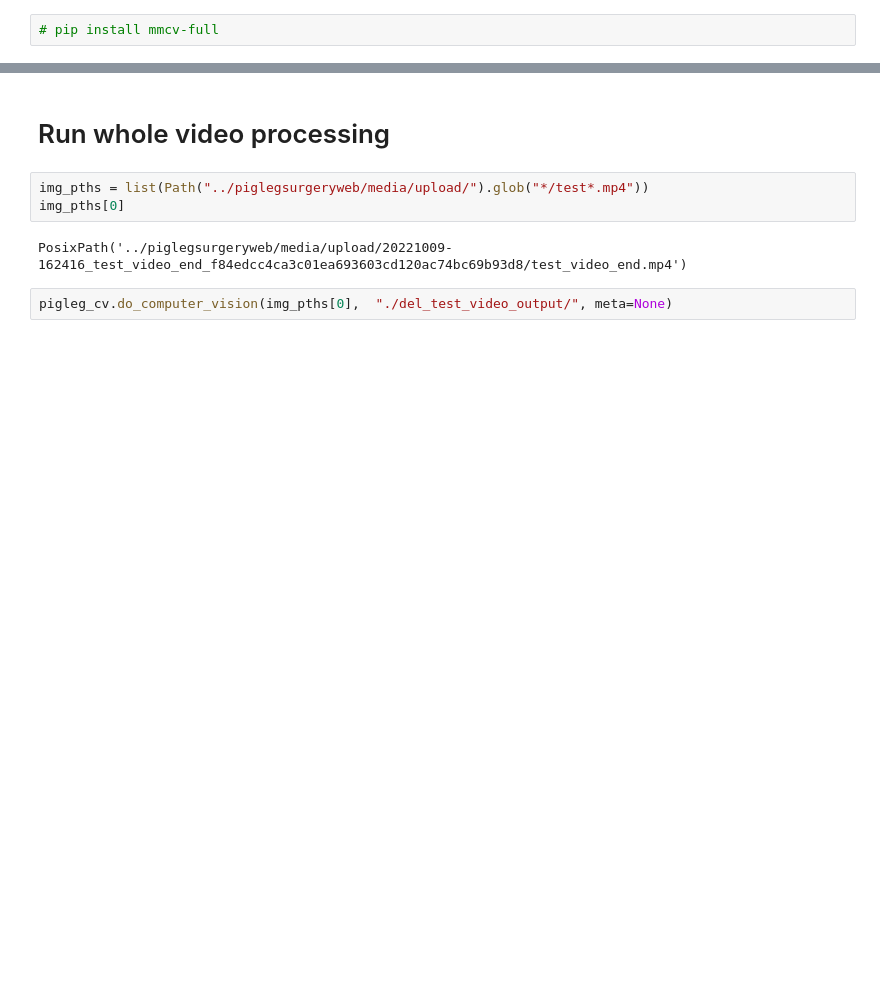
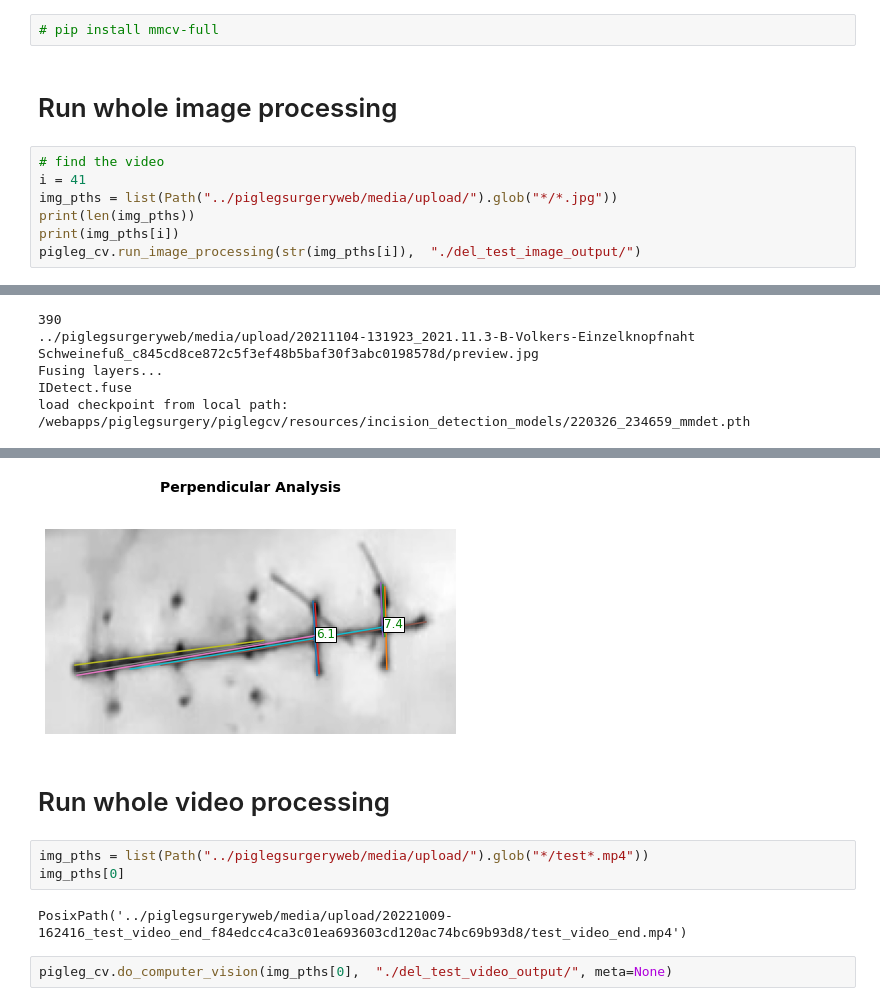
Before and after one commit to mjirik/surgeryanalyser, a Jupyter notebook: piglegcv/example_crop_incision.ipynb, the cells around one changed output, grey strips where cells are left out. Drawn from its saved outputs; the diff is of its cells as text; blank space fills up the shorter version.

```diff
--- a/piglegcv/example_crop_incision.ipynb
+++ b/piglegcv/example_crop_incision.ipynb
@@ -84,2 +92,12 @@ load checkpoint from local path: /webapps/piglegsurgery/piglegcv/resources/incis
 # %%
 # pip install mmcv-full
+# %% [markdown]
+# Run whole image processing
+# %%
+# find the video
+i = 41
+img_pths = list(Path("../piglegsurgeryweb/media/upload/").glob("*/*.jpg"))
+print(len(img_pths))
+print(img_pths[i])
+pigleg_cv.run_image_processing(str(img_pths[i]),  "./del_test_image_output/")
+# %% [output]
@@ -85,0 +110,5 @@ load checkpoint from local path: /webapps/piglegsurgery/piglegcv/resources/incis
+390
+../piglegsurgeryweb/media/upload/20211104-131923_2021.11.3-B-Volkers-Einzelknopfnaht Schweinefuß_c845cd8ce872c5f3ef48b5baf30f3abc0198578d/preview.jpg
+Fusing layers...
+IDetect.fuse
+load checkpoint from local path: /webapps/piglegsurgery/piglegcv/resources/incision_detection_models/220326_234659_mmdet.pth
@@ -86,3 +124,4 @@ load checkpoint from local path: /webapps/piglegsurgery/piglegcv/resources/incis
+[figure, added]
 # %% [markdown]
 # Run whole video processing
 # %%
```
Also changed, not shown: parts of 15 cells of this notebook, 1 other file.
